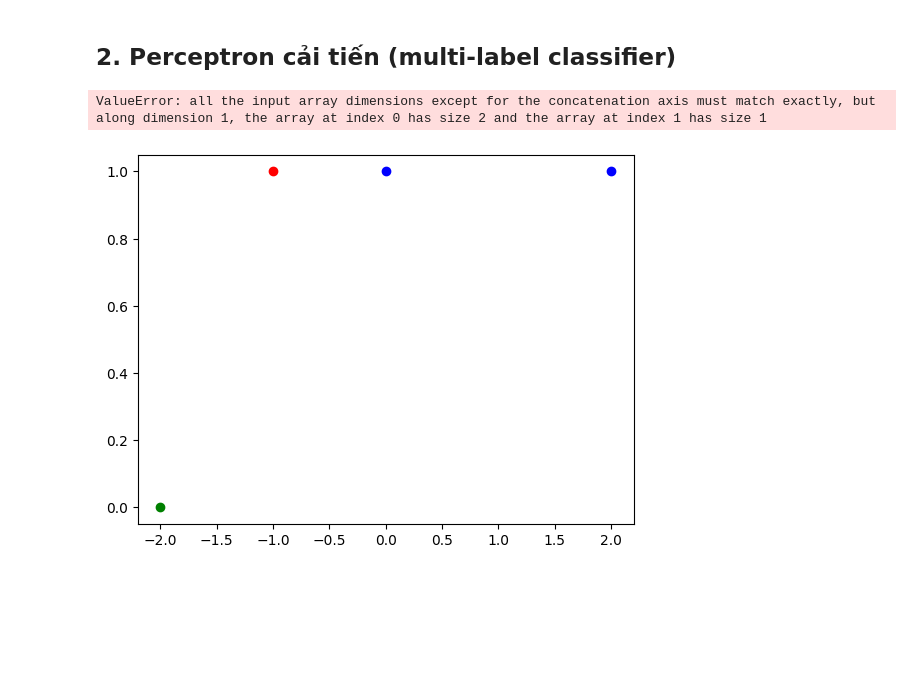
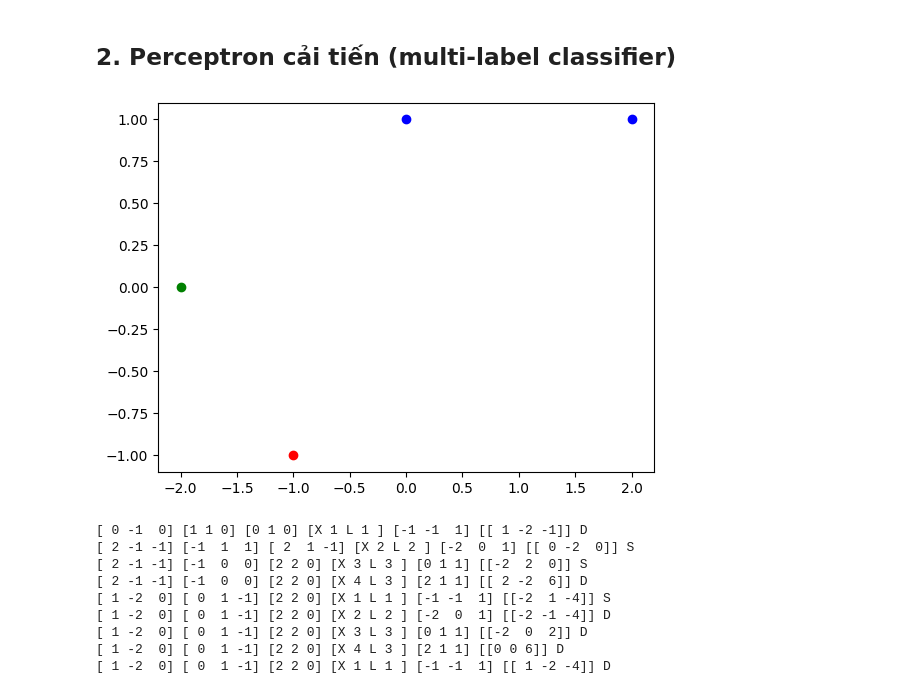
Before and after one commit to Nhunk/deeplearning, a Jupyter notebook: Perceptron.ipynb, the cells around one changed output. Cells and saved outputs as stored; diff of their text form; code cells hidden in the pictures; blank space fills up the shorter version.

```diff
--- a/Perceptron.ipynb
+++ b/Perceptron.ipynb
@@ -84,26 +84,58 @@ plt.show()
 ## 2. Perceptron cải tiến (multi-label classifier)
 # %%
 def perceptron_multi(X,W):
-    xx=np.vstack((X, np.array([[1]]))) # thêm số 1 vào cột cuối
-    xx=xx.T
-    y=W.T @ xx  # @ là tích vô hướng(dot produce)
-    print(y)
+    X=np.array([X])
+    X=X.T
+    xx = np.vstack((X, np.array([[1]]))) # thêm số 1 vào cột cuối hay còn gọi là bias để đường tuyến tính xa rời gốc toạ độ
+    y=W @ xx  # @ là tích vô hướng(dot produce)
     return y
 
-X = np.array([[-1, 1], [-2, 0], [0, 1], [2, 1] ])
+X = np.array([[-1, -1],
+              [-2, 0],
+              [0, 1],
+              [2, 1] ])
 t = np.array([0, 1, 2, 2])
-W = np.array([[0,-1,0], [1, 1, 0], [0, 1,0]])
+W = np.array([[0,-1,0],
+              [1, 1, 0],
+              [0, 1,0]])
 
 color = 'rgb'
 plt.figure()
 
 for i in range(X.shape[0]):
     plt.plot(X[i,0], X[i,1], color[t[i]]+'o' )
-
-out = perceptron_multi(X[0], W)
-print(out)
-
-plt.show()
 # %% [output]
-ValueError: all the input array dimensions except for the concatenation axis must match exactly, but along dimension 1, the array at index 0 has size 2 and the array at index 1 has size 1
-[figure, old version]
+[figure, new version]
+# %%
+epoch = 3
+count = 0
+for _ in range(epoch):
+    for i in np.arange(X.shape[0]):
+        out = perceptron_multi(X[i],W) # Tính toán đầu ra
+        xx = np.vstack((np.array([X[i]]).T, np.array([[1]]))) # thêm số 1 vào cột cuối
+        flag = 'D'
+
+        if np.argmax(out) != t[i]:
+            flag = 'S'
+            W[t[i]] = W[t[i]]+ xx.T
+
+            for k in range(W.shape[0]):
+                if out[k] == max(out):
+                    W[k] =W[k]- xx.T
+
+        print(W[0], W[1], W[2], '[X', i+1, 'L', t[i]+1,']', xx.T[0], out.T, flag)
+
+        if flag =='D': count = count +1
+        else: count = 0
+        if count == 4: break
+    if count == 4: break
+# %% [output]
+[ 0 -1  0] [1 1 0] [0 1 0] [X 1 L 1 ] [-1 -1  1] [[ 1 -2 -1]] D
+[ 2 -1 -1] [-1  1  1] [ 2  1 -1] [X 2 L 2 ] [-2  0  1] [[ 0 -2  0]] S
+[ 2 -1 -1] [-1  0  0] [2 2 0] [X 3 L 3 ] [0 1 1] [[-2  2  0]] S
+[ 2 -1 -1] [-1  0  0] [2 2 0] [X 4 L 3 ] [2 1 1] [[ 2 -2  6]] D
+[ 1 -2  0] [ 0  1 -1] [2 2 0] [X 1 L 1 ] [-1 -1  1] [[-2  1 -4]] S
+[ 1 -2  0] [ 0  1 -1] [2 2 0] [X 2 L 2 ] [-2  0  1] [[-2 -1 -4]] D
+[ 1 -2  0] [ 0  1 -1] [2 2 0] [X 3 L 3 ] [0 1 1] [[-2  0  2]] D
+[ 1 -2  0] [ 0  1 -1] [2 2 0] [X 4 L 3 ] [2 1 1] [[0 0 6]] D
+[ 1 -2  0] [ 0  1 -1] [2 2 0] [X 1 L 1 ] [-1 -1  1] [[ 1 -2 -4]] D
```
Also changed, not shown: parts of 5 cells of this notebook, 1 other file.
